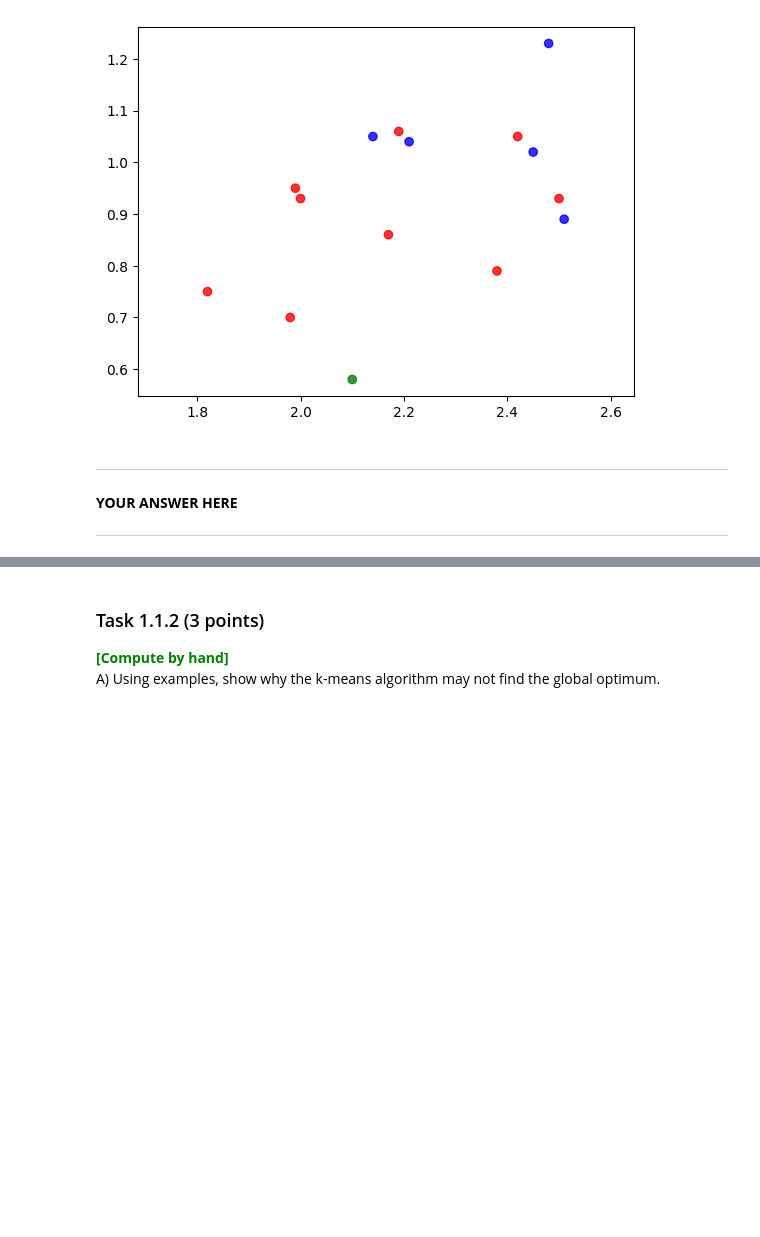
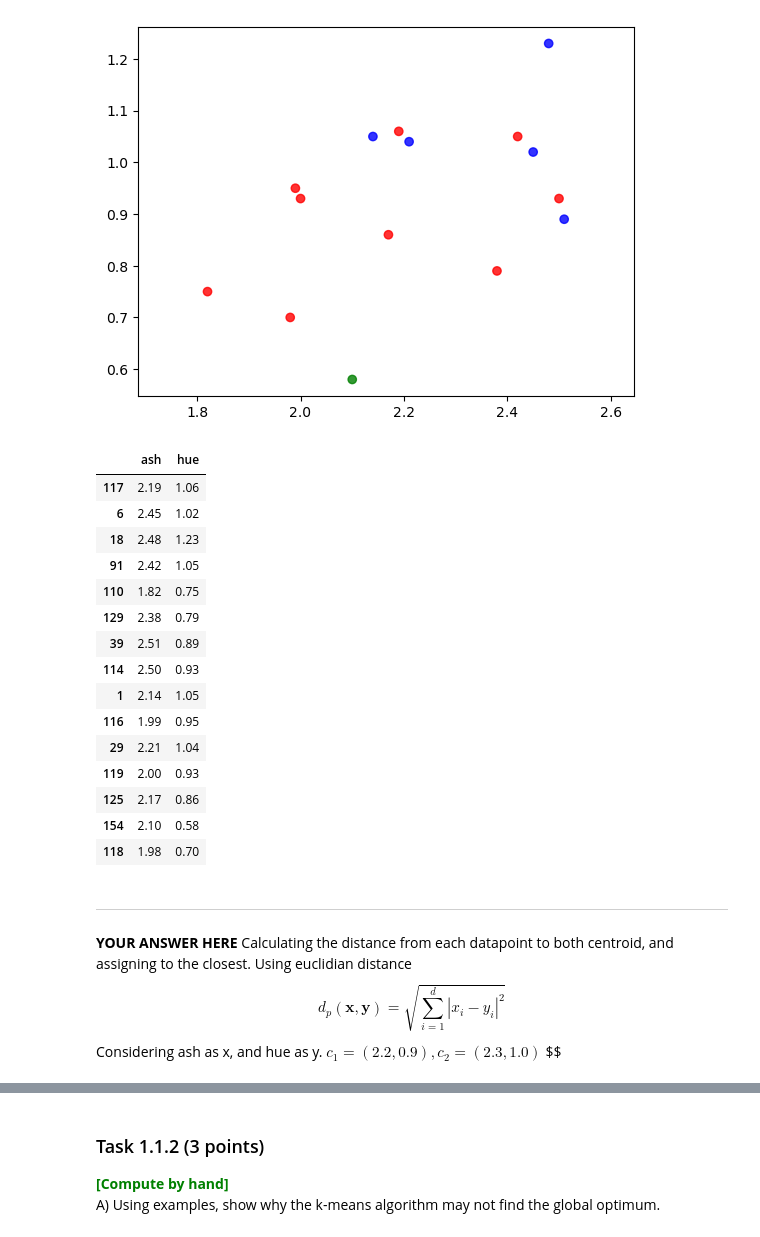
Before and after one commit to jonasahlers/dm2025, a Jupyter notebook: handins/handin1.ipynb, the cells around one changed output, grey strips where cells are left out. Drawn from its saved outputs; the diff is of its cells as text; code cells hidden in the pictures; blank space fills up the shorter version.

```diff
--- a/handins/handin1.ipynb
+++ b/handins/handin1.ipynb
@@ -96,7 +96,29 @@ plt.axis('equal')
 # %% [output]
 (1.7855, 2.5444999999999998, 0.5475, 1.2625)
 [figure]
+# %%
+toy
+# %% [output]
+|  | ash | hue |
+| 117 | 2.19 | 1.06 |
+| 6 | 2.45 | 1.02 |
+| 18 | 2.48 | 1.23 |
+| 91 | 2.42 | 1.05 |
+| 110 | 1.82 | 0.75 |
+| 129 | 2.38 | 0.79 |
+| 39 | 2.51 | 0.89 |
+| 114 | 2.50 | 0.93 |
+| 1 | 2.14 | 1.05 |
+| 116 | 1.99 | 0.95 |
+| 29 | 2.21 | 1.04 |
+| 119 | 2.00 | 0.93 |
+| 125 | 2.17 | 0.86 |
+| 154 | 2.10 | 0.58 |
+| 118 | 1.98 | 0.70 |
 # %% [markdown]
 *******************
 **YOUR ANSWER HERE**
-******************
+Calculating the distance from each datapoint to both centroid, and assigning to the closest. Using euclidian distance $$d_p(\mathbf{x}, \mathbf{y})=\sqrt{\sum_{i=1}^d\left|x_i-y_i\right|^2}$$
+Considering ash as x, and hue as y.
+$c_1=(2.2,0.9), c_2=(2.3,1.0)$
+$$
```
Also changed, not shown: parts of 2 cells of this notebook.
